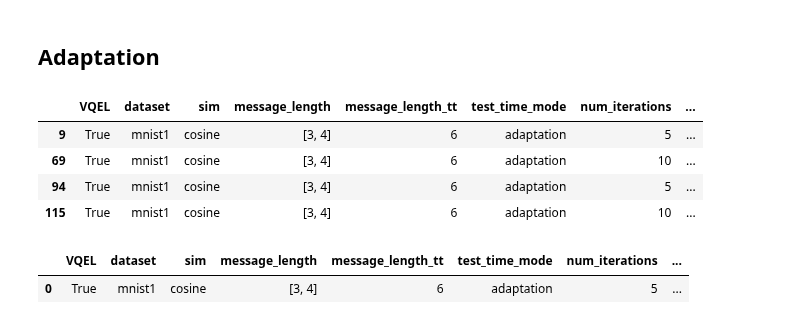
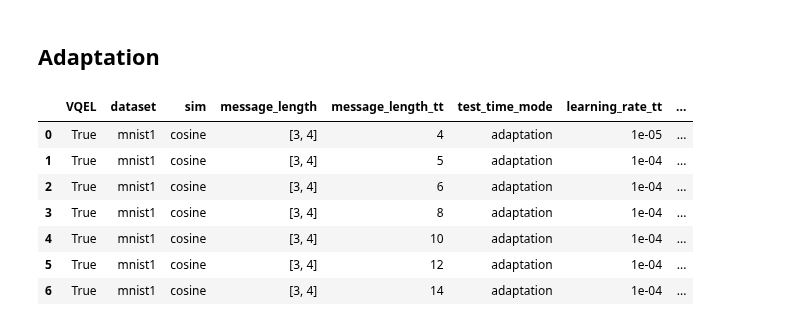
Before and after one commit to MehdiJmlkh/Test-Time-Emergent-Language, a Jupyter notebook: VQTT/results.ipynb, the cells around one changed output. Drawn from its saved outputs; the diff is of its cells as text; code cells hidden in the pictures.

```diff
--- a/VQTT/results.ipynb
+++ b/VQTT/results.ipynb
@@ -199,7 +199,7 @@ def extract_maxes(df, cols=["seed", "agent_a_training_mode"], max_col="test_time
     for comb in combinations:
         section = filter_df({col: value for col, value in zip(cols, comb)}, df)
         if not section.empty:
-            max_row = section.loc[section[max_col].idxmax()]
+            max_row = section.loc[pd.to_numeric(section[max_col]).idxmax()]
             maxes.append(max_row.to_frame().T)
 
     final_df = pd.concat(maxes, ignore_index=True)
@@ -246,12 +246,6 @@ scaling_cols = [
     "best_of_n",
     "test_time_training_accuracy",
     "test_time_self_play_accuracy",
-    "self_play_accuracy_a",
-    "mutual_play_accuracy",
-    "agent_a_training_mode",
-    "learning_rate_phase1",
-    "learning_rate_phase2_b",
-    "pretrained_checkpoint_a",
     "path",
 ]
 
@@ -273,16 +267,10 @@ adapt_cols = [
     "message_length",
     "message_length_tt",
     "test_time_mode",
+    "learning_rate_tt",
     "num_iterations",
-    "learning_rate_tt",
     "test_time_training_accuracy",
     "test_time_self_play_accuracy",
-    "self_play_accuracy_a",
-    "mutual_play_accuracy",
-    "agent_a_training_mode",
-    "learning_rate_phase1",
-    "learning_rate_phase2_b",
-    "pretrained_checkpoint_a",
     "path",
 ]
 
@@ -561,20 +558,20 @@ res = filter_df({
     "sim": "cosine",
     "VQEL": True,
     "test_time_mode": "adaptation"
-}, sort_by=["message_length", "sampling_temperature_tt", "best_of_n"])
+}, sort_by=["message_length", "message_length_tt", "learning_rate_tt", "num_iterations"])
 
 to_html(res[scaling_cols_report])
 
-res[adapt_cols]
+# res[adapt_cols]
-# %% [output]
-|  | VQEL | dataset | sim | message_length | message_length_tt | test_time_mode | num_iterations | ... |
-| 9 | True | mnist1 | cosine | [3, 4] | 6 | adaptation | 5 | ... |
-| 69 | True | mnist1 | cosine | [3, 4] | 6 | adaptation | 10 | ... |
-| 94 | True | mnist1 | cosine | [3, 4] | 6 | adaptation | 5 | ... |
-| 115 | True | mnist1 | cosine | [3, 4] | 6 | adaptation | 10 | ... |
 # %%
-final = extract_maxes(res, cols=["message_length"])
+final = extract_maxes(res, cols=["message_length", "message_length_tt"])
 final[adapt_cols]
 # %% [output]
-|  | VQEL | dataset | sim | message_length | message_length_tt | test_time_mode | num_iterations | ... |
-| 0 | True | mnist1 | cosine | [3, 4] | 6 | adaptation | 5 | ... |
+|  | VQEL | dataset | sim | message_length | message_length_tt | test_time_mode | learning_rate_tt | ... |
+| 0 | True | mnist1 | cosine | [3, 4] | 4 | adaptation | 1e-05 | ... |
+| 1 | True | mnist1 | cosine | [3, 4] | 5 | adaptation | 1e-04 | ... |
+| 2 | True | mnist1 | cosine | [3, 4] | 6 | adaptation | 1e-04 | ... |
+| 3 | True | mnist1 | cosine | [3, 4] | 8 | adaptation | 1e-04 | ... |
+| 4 | True | mnist1 | cosine | [3, 4] | 10 | adaptation | 1e-04 | ... |
+| 5 | True | mnist1 | cosine | [3, 4] | 12 | adaptation | 1e-04 | ... |
+| 6 | True | mnist1 | cosine | [3, 4] | 14 | adaptation | 1e-04 | ... |
```
Also changed, not shown: parts of 13 cells of this notebook.
